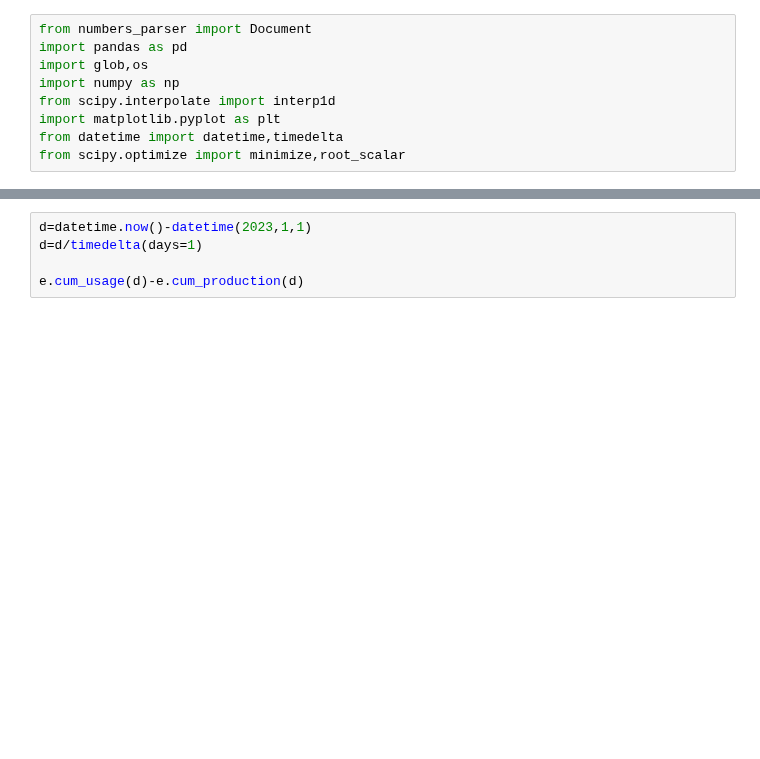
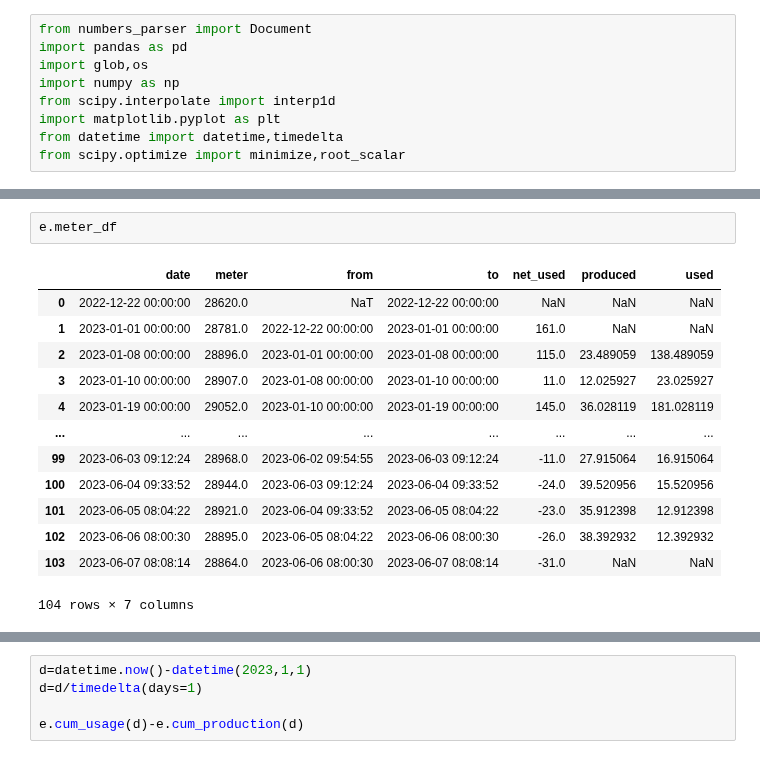
Before and after one commit to tchnvkng/python_notebooks, a Jupyter notebook: stroom.ipynb, the cells around one changed output, grey strips where cells are left out. Saved outputs shown, nothing was run; the diff lists cells and outputs as text; blank space fills up the shorter version.

```diff
--- a/stroom.ipynb
+++ b/stroom.ipynb
@@ -263,0 +299,16 @@ e.meter_df.loc[e.meter_df['from'].apply(lambda x: x.year==2023),'net_used'].sum(
+# %%
+e.meter_df
+# %% [output]
+|  | date | meter | from | to | net_used | produced | used |
+| 0 | 2022-12-22 00:00:00 | 28620.0 | NaT | 2022-12-22 00:00:00 | NaN | NaN | NaN |
+| 1 | 2023-01-01 00:00:00 | 28781.0 | 2022-12-22 00:00:00 | 2023-01-01 00:00:00 | 161.0 | NaN | NaN |
+| 2 | 2023-01-08 00:00:00 | 28896.0 | 2023-01-01 00:00:00 | 2023-01-08 00:00:00 | 115.0 | 23.489059 | 138.489059 |
+| 3 | 2023-01-10 00:00:00 | 28907.0 | 2023-01-08 00:00:00 | 2023-01-10 00:00:00 | 11.0 | 12.025927 | 23.025927 |
+| 4 | 2023-01-19 00:00:00 | 29052.0 | 2023-01-10 00:00:00 | 2023-01-19 00:00:00 | 145.0 | 36.028119 | 181.028119 |
+| ... | ... | ... | ... | ... | ... | ... | ... |
+| 99 | 2023-06-03 09:12:24 | 28968.0 | 2023-06-02 09:54:55 | 2023-06-03 09:12:24 | -11.0 | 27.915064 | 16.915064 |
+| 100 | 2023-06-04 09:33:52 | 28944.0 | 2023-06-03 09:12:24 | 2023-06-04 09:33:52 | -24.0 | 39.520956 | 15.520956 |
+| 101 | 2023-06-05 08:04:22 | 28921.0 | 2023-06-04 09:33:52 | 2023-06-05 08:04:22 | -23.0 | 35.912398 | 12.912398 |
+| 102 | 2023-06-06 08:00:30 | 28895.0 | 2023-06-05 08:04:22 | 2023-06-06 08:00:30 | -26.0 | 38.392932 | 12.392932 |
+| 103 | 2023-06-07 08:08:14 | 28864.0 | 2023-06-06 08:00:30 | 2023-06-07 08:08:14 | -31.0 | NaN | NaN |
+104 rows × 7 columns
```
Also changed, not shown: parts of 3 cells of this notebook, 1 other file.
